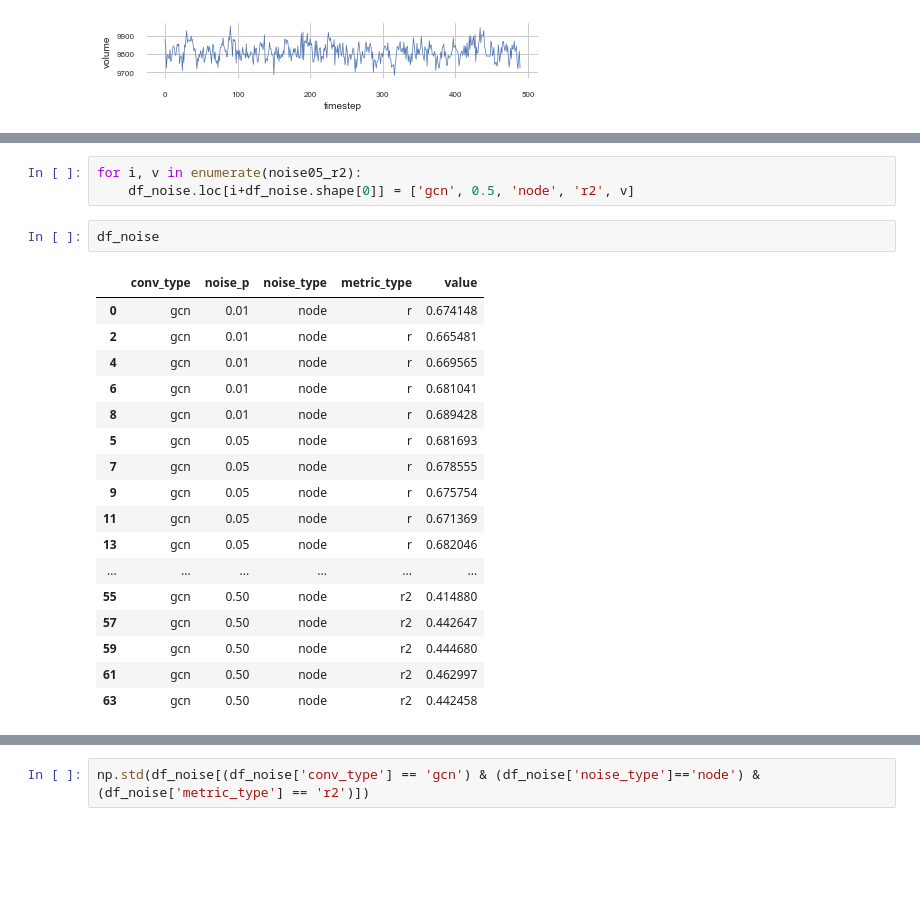
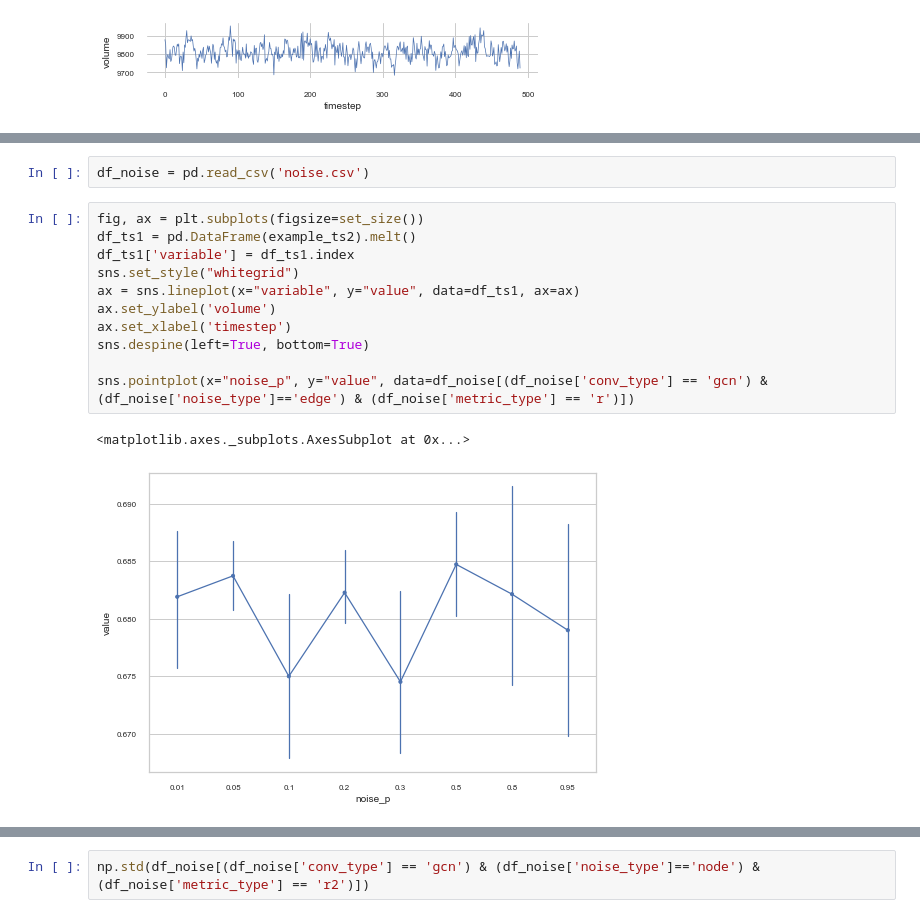
Before and after one commit to kamilest/brain-age-gnn, a Jupyter notebook: notebooks/model_selection.ipynb, the cells around one changed output, grey strips where cells are left out. Saved outputs shown, nothing was run; the diff lists cells and outputs as text; blank space fills up the shorter version.

```diff
--- a/notebooks/model_selection.ipynb
+++ b/notebooks/model_selection.ipynb
@@ -467,24 +326,17 @@ gcn_edge = {"random_state_0.p=0.1": [
-# %%
-for i, v in enumerate(noise05_r2):
-    df_noise.loc[i+df_noise.shape[0]] = ['gcn', 0.5, 'node', 'r2', v]
-# %%
-df_noise
-# %% [output]
-|  | conv_type | noise_p | noise_type | metric_type | value |
-| 0 | gcn | 0.01 | node | r | 0.674148 |
-| 2 | gcn | 0.01 | node | r | 0.665481 |
-| 4 | gcn | 0.01 | node | r | 0.669565 |
-| 6 | gcn | 0.01 | node | r | 0.681041 |
-| 8 | gcn | 0.01 | node | r | 0.689428 |
-| 5 | gcn | 0.05 | node | r | 0.681693 |
-| 7 | gcn | 0.05 | node | r | 0.678555 |
-| 9 | gcn | 0.05 | node | r | 0.675754 |
-| 11 | gcn | 0.05 | node | r | 0.671369 |
-| 13 | gcn | 0.05 | node | r | 0.682046 |
-| ... | ... | ... | ... | ... | ... |
-| 55 | gcn | 0.50 | node | r2 | 0.414880 |
-| 57 | gcn | 0.50 | node | r2 | 0.442647 |
-| 59 | gcn | 0.50 | node | r2 | 0.444680 |
-| 61 | gcn | 0.50 | node | r2 | 0.462997 |
-| 63 | gcn | 0.50 | node | r2 | 0.442458 |
+# %%
+df_noise = pd.read_csv('noise.csv')
+# %%
+fig, ax = plt.subplots(figsize=set_size())
+df_ts1 = pd.DataFrame(example_ts2).melt()
+df_ts1['variable'] = df_ts1.index
+sns.set_style("whitegrid")
+ax = sns.lineplot(x="variable", y="value", data=df_ts1, ax=ax)
+ax.set_ylabel('volume')
+ax.set_xlabel('timestep')
+sns.despine(left=True, bottom=True)
+
+sns.pointplot(x="noise_p", y="value", data=df_noise[(df_noise['conv_type'] == 'gcn') & (df_noise['noise_type']=='edge') & (df_noise['metric_type'] == 'r')])
+# %% [output]
+<matplotlib.axes._subplots.AxesSubplot at 0x...>
+[figure, added]
 # %%
```
Also changed, not shown: parts of 13 cells of this notebook, 2 other files.
